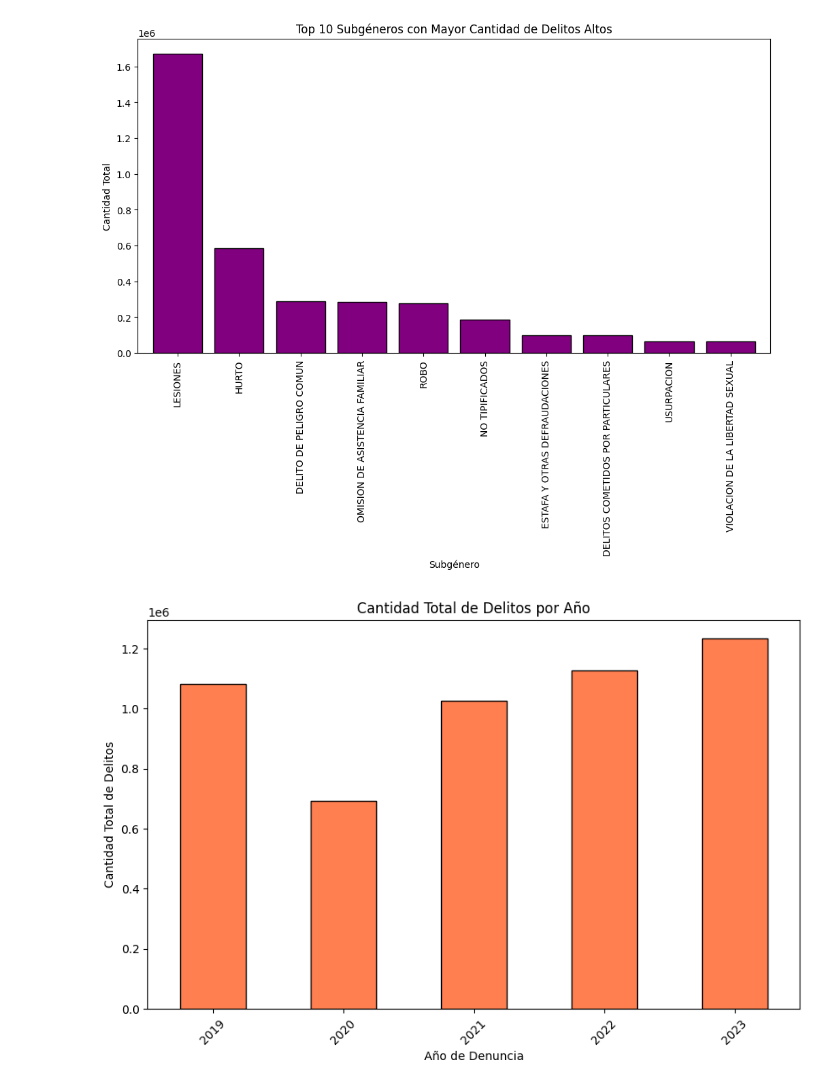
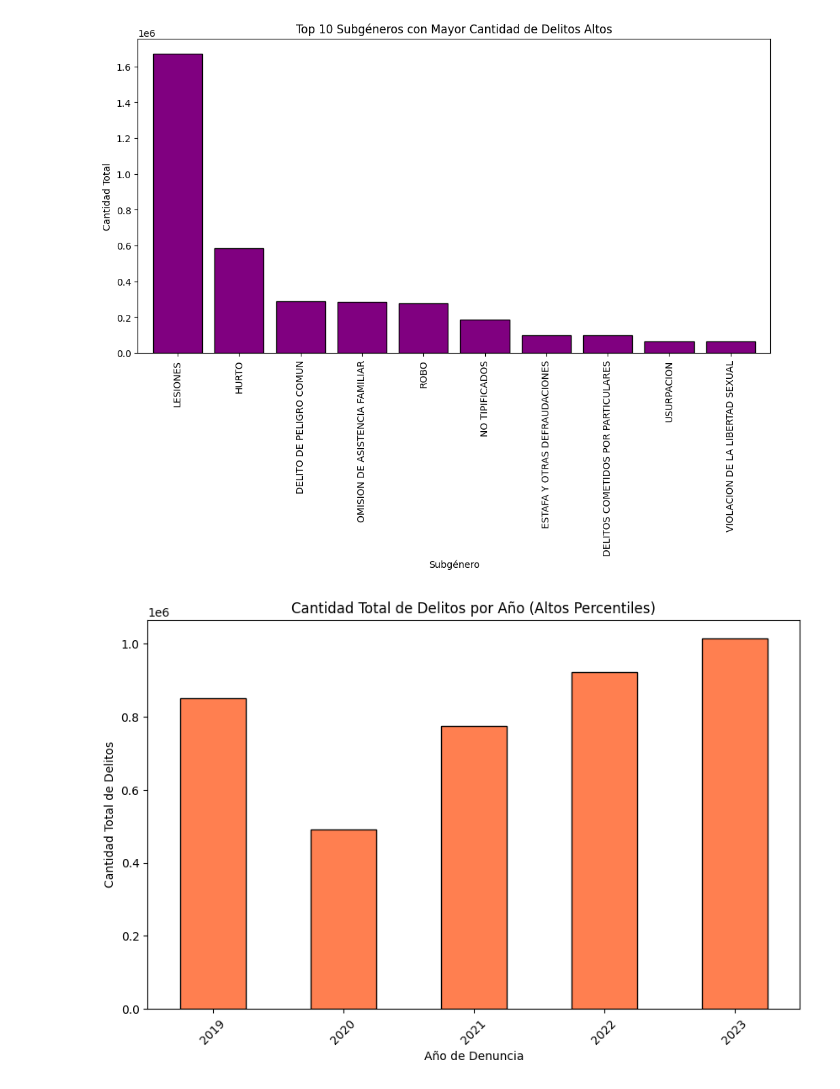
Before and after one commit to xKevO/Analisis_delitos_peru, a Jupyter notebook: delitos_peru.ipynb, the cells around one changed output. Cells and saved outputs as stored; diff of their text form; code cells hidden in the pictures.

```diff
--- a/delitos_peru.ipynb
+++ b/delitos_peru.ipynb
@@ -1,11 +1,11 @@
 # %% [markdown]
 # ANALISIS DE CRIMINALIDAD EN PERU UN ESTUDIO DE LOS ULTIMOS 4 AÑOS
 # %%
-import pandas as pd # type: ignore
+import pandas as pd
 import os
 
 # Ruta local en tu Mac donde tienes los archivos CSV
-folder_path = '/Users/kevinmr/Workspace/PORTAFOLIO/Analisis_delitos_peru/'
+folder_path = r'C:\Users\Workspace2\Criminalidad_peru\Analisis_delitos_peru'
 
 # Lista de archivos CSV
 file_names = ['delitos_2019.csv', 'delitos_2020.csv', 'delitos_2021.csv', 'delitos_2022.csv', 'delitos_2023.csv']
@@ -245,13 +245,13 @@ plt.show()
 # %% [output]
 [figure]
 # %%
-# Gráfico de barras para la cantidad de delitos por año de denuncia
+# Gráfico de barras para la cantidad de delitos por año de denuncia en el conjunto filtrado por percentil
 plt.figure(figsize=(10, 6))
-df_delitos.groupby('anio_denuncia')['cantidad'].sum().plot(kind='bar', color='coral', edgecolor='black')
-plt.title('Cantidad Total de Delitos por Año')
+df_alta_cantidad.groupby('anio_denuncia')['cantidad'].sum().plot(kind='bar', color='coral', edgecolor='black')
+plt.title('Cantidad Total de Delitos por Año (Altos Percentiles)')
 plt.xlabel('Año de Denuncia')
 plt.ylabel('Cantidad Total de Delitos')
 plt.xticks(rotation=45)
 plt.show()
 # %% [output]
-[figure, old version]
+[figure, new version]
```
Also changed, not shown: parts of 9 cells of this notebook, 5 other files.
